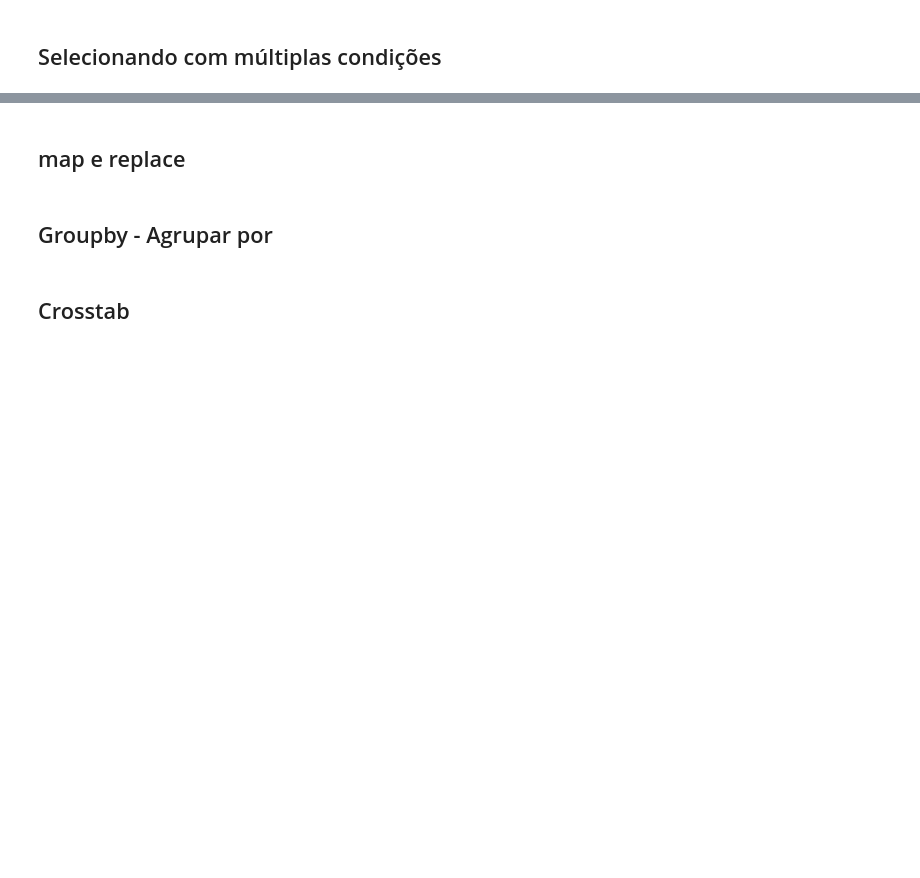
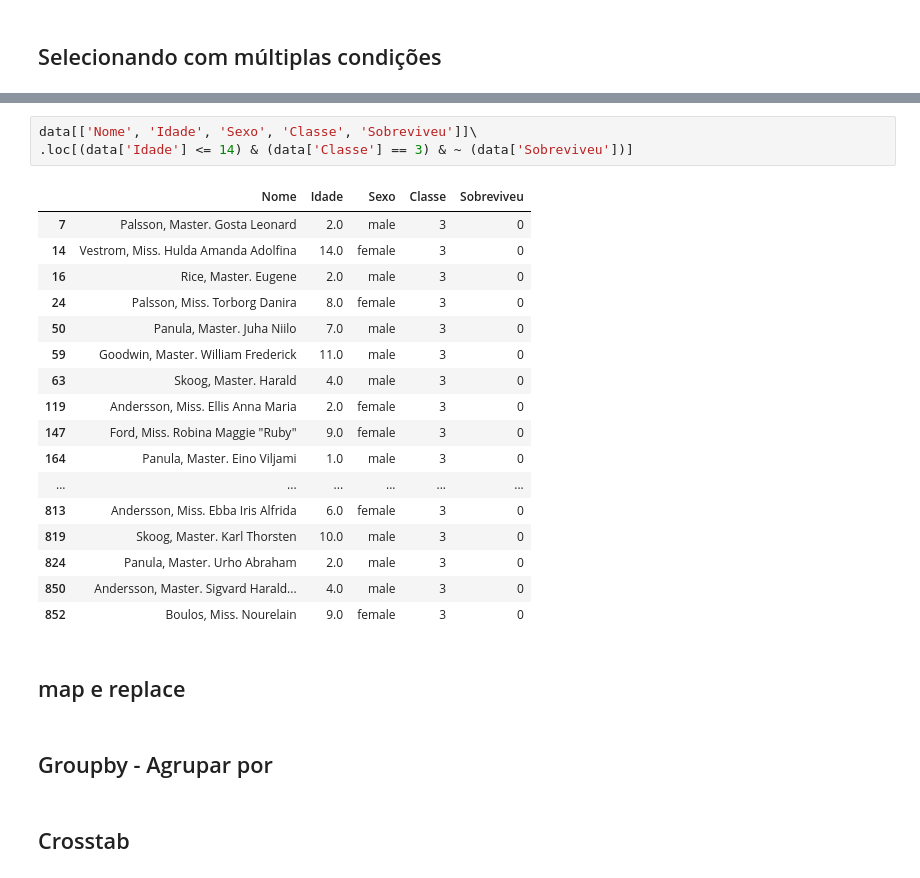
Before and after one commit to castpy/Learning, a Jupyter notebook: Escolas/Udemy/Data Science e Machine Learning/Módulo 04/Pandas.ipynb, the cells around one changed output, grey strips where cells are left out. Saved outputs shown, nothing was run; the diff lists cells and outputs as text; blank space fills up the shorter version.

```diff
--- a/Escolas/Udemy/Data Science e Machine Learning/Módulo 04/Pandas.ipynb
+++ b/Escolas/Udemy/Data Science e Machine Learning/Módulo 04/Pandas.ipynb
@@ -224,3 +251,24 @@ data['Nome'].iloc[2]
+# %%
+data[['Nome', 'Idade', 'Sexo', 'Classe', 'Sobreviveu']]\
+.loc[(data['Idade'] <= 14) & (data['Classe'] == 3) & ~ (data['Sobreviveu'])]
+# %% [output]
+|  | Nome | Idade | Sexo | Classe | Sobreviveu |
+| 7 | Palsson, Master. Gosta Leonard | 2.0 | male | 3 | 0 |
+| 14 | Vestrom, Miss. Hulda Amanda Adolfina | 14.0 | female | 3 | 0 |
+| 16 | Rice, Master. Eugene | 2.0 | male | 3 | 0 |
+| 24 | Palsson, Miss. Torborg Danira | 8.0 | female | 3 | 0 |
+| 50 | Panula, Master. Juha Niilo | 7.0 | male | 3 | 0 |
+| 59 | Goodwin, Master. William Frederick | 11.0 | male | 3 | 0 |
+| 63 | Skoog, Master. Harald | 4.0 | male | 3 | 0 |
+| 119 | Andersson, Miss. Ellis Anna Maria | 2.0 | female | 3 | 0 |
+| 147 | Ford, Miss. Robina Maggie "Ruby" | 9.0 | female | 3 | 0 |
+| 164 | Panula, Master. Eino Viljami | 1.0 | male | 3 | 0 |
+| ... | ... | ... | ... | ... | ... |
+| 813 | Andersson, Miss. Ebba Iris Alfrida | 6.0 | female | 3 | 0 |
+| 819 | Skoog, Master. Karl Thorsten | 10.0 | male | 3 | 0 |
+| 824 | Panula, Master. Urho Abraham | 2.0 | male | 3 | 0 |
+| 850 | Andersson, Master. Sigvard Harald... | 4.0 | male | 3 | 0 |
+| 852 | Boulos, Miss. Nourelain | 9.0 | female | 3 | 0 |
 # %% [markdown]
 ## map e replace
 # %% [markdown]
```
Also changed, not shown: parts of 3 cells of this notebook.
